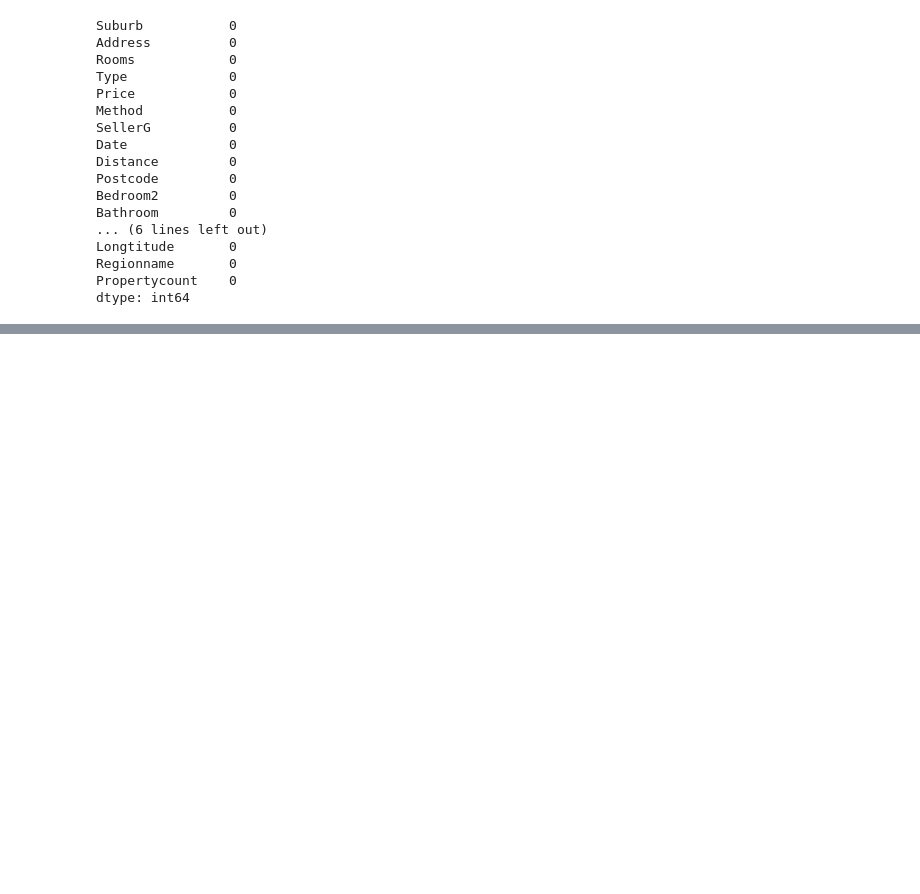
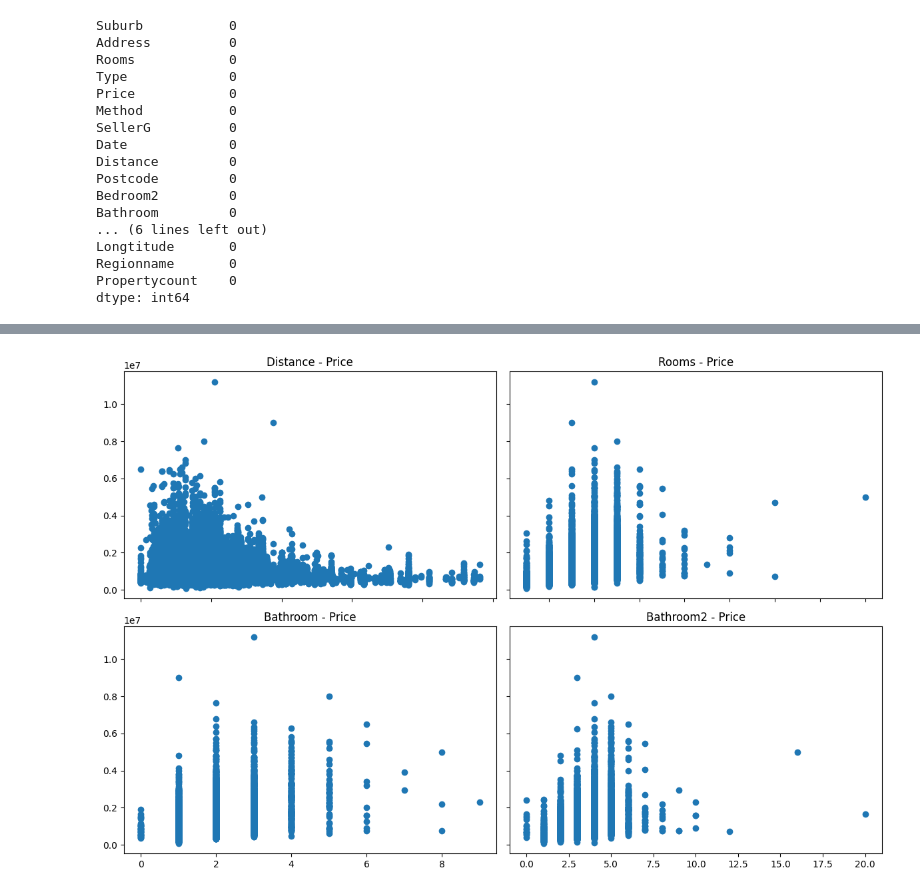
Before and after one commit to arzumerturkk/data_science_projects, a Jupyter notebook: melbournehousing-eda-ml.ipynb, the cells around one changed output, grey strips where cells are left out. Saved outputs shown, nothing was run; the diff lists cells and outputs as text; code cells hidden in the pictures; blank space fills up the shorter version.

```diff
--- a/melbournehousing-eda-ml.ipynb
+++ b/melbournehousing-eda-ml.ipynb
@@ -313,0 +325,22 @@ dtype: int64
+# %%
+fig, axs = plt.subplots(2, 2, figsize=(12, 8))
+
+axs[0, 0].scatter(df['Distance'], df['Price'])
+axs[0, 0].set_title('Distance - Price')
+
+axs[0, 1].scatter(df['Rooms'], df['Price'])
+axs[0, 1].set_title('Rooms - Price')
+
+axs[1, 0].scatter(df['Bathroom'], df['Price'])
+axs[1, 0].set_title('Bathroom - Price')
+
+axs[1, 1].scatter(df['Bedroom2'], df['Price'])
+axs[1, 1].set_title('Bathroom2 - Price')
+
+for ax in axs.flat:
+    ax.label_outer()
+
+plt.tight_layout()
+plt.show()
+# %% [output]
+[figure, added]
```
Also changed, not shown: parts of 10 cells of this notebook.
